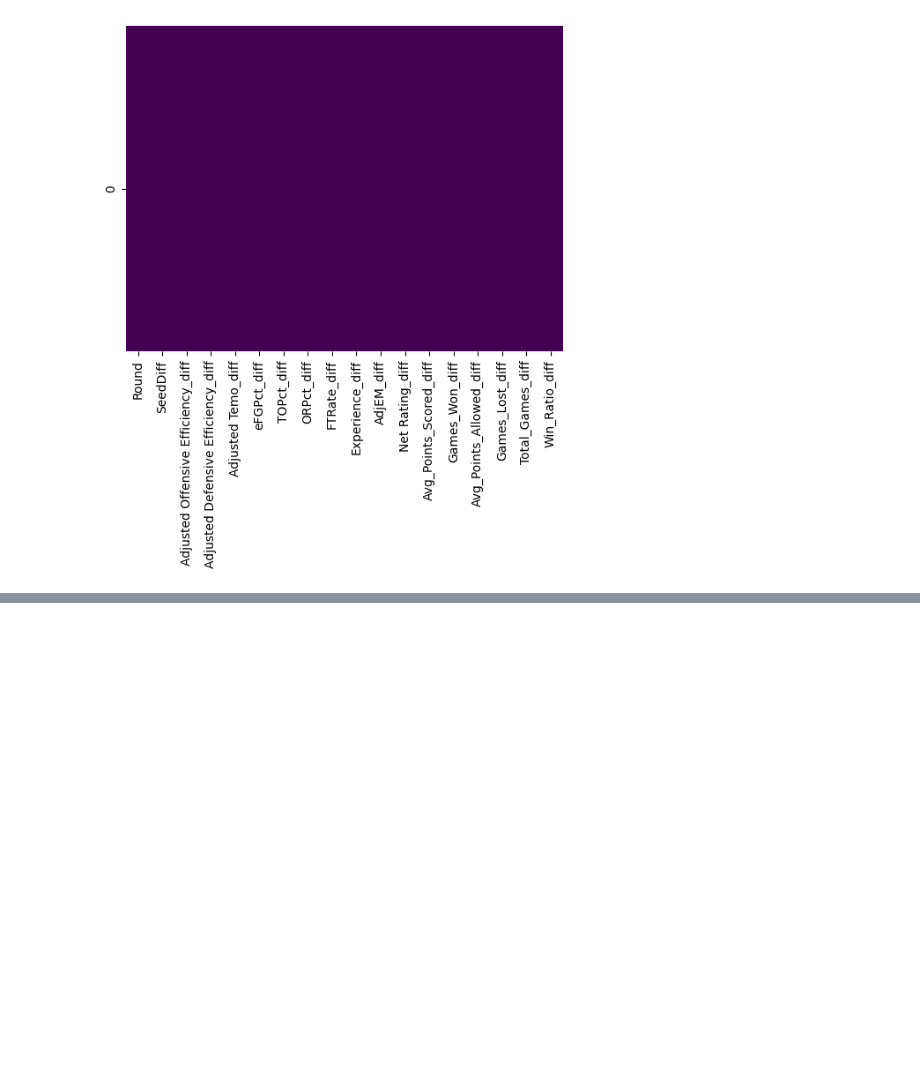
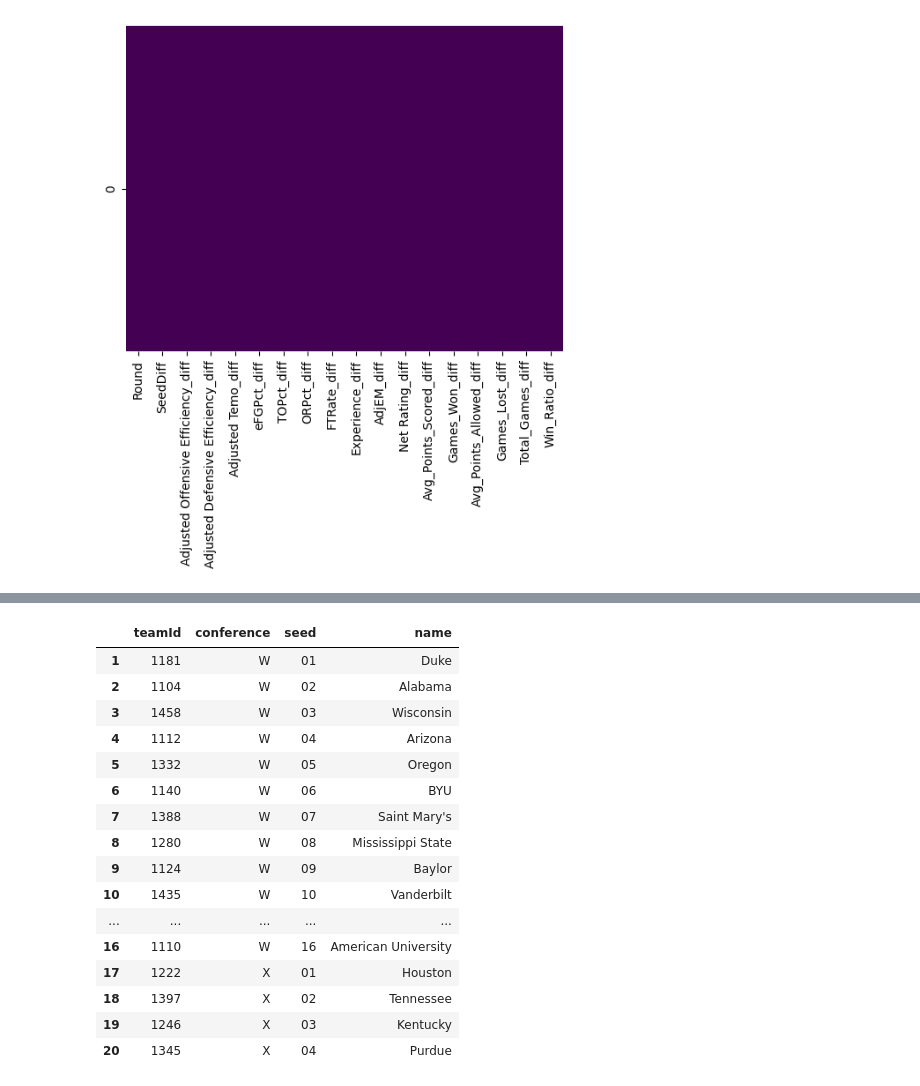
Before and after one commit to StudioMitesh/march-madness-25, a Jupyter notebook: notebook.ipynb, the cells around one changed output, grey strips where cells are left out. Saved outputs shown, nothing was run; the diff lists cells and outputs as text; code cells hidden in the pictures; blank space fills up the shorter version.

```diff
--- a/notebook.ipynb
+++ b/notebook.ipynb
@@ -770,0 +884,22 @@ Predicted Winner: Duke
+# %%
+bracket.reset_index(drop=True, inplace=True)
+bracket.index += 1
+bracket.head(20)
+# %% [output]
+|  | teamId | conference | seed | name |
+| 1 | 1181 | W | 01 | Duke |
+| 2 | 1104 | W | 02 | Alabama |
+| 3 | 1458 | W | 03 | Wisconsin |
+| 4 | 1112 | W | 04 | Arizona |
+| 5 | 1332 | W | 05 | Oregon |
+| 6 | 1140 | W | 06 | BYU |
+| 7 | 1388 | W | 07 | Saint Mary's |
+| 8 | 1280 | W | 08 | Mississippi State |
+| 9 | 1124 | W | 09 | Baylor |
+| 10 | 1435 | W | 10 | Vanderbilt |
+| ... | ... | ... | ... | ... |
+| 16 | 1110 | W | 16 | American University |
+| 17 | 1222 | X | 01 | Houston |
+| 18 | 1397 | X | 02 | Tennessee |
+| 19 | 1246 | X | 03 | Kentucky |
+| 20 | 1345 | X | 04 | Purdue |
```
Also changed, not shown: parts of 41 cells of this notebook, 4 other files.
